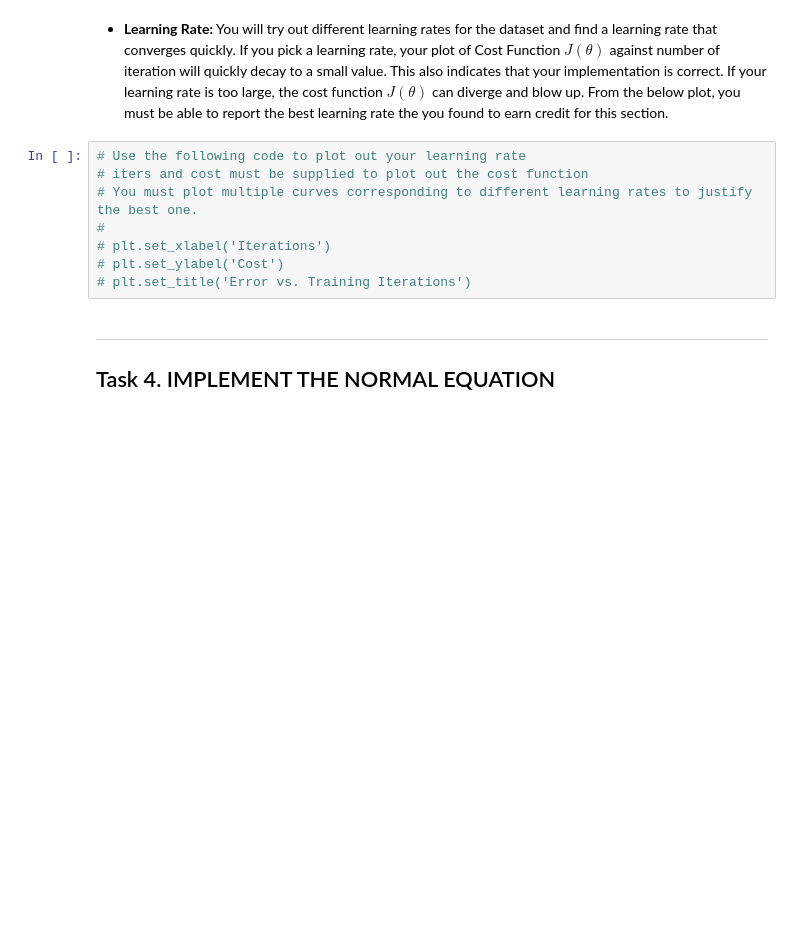
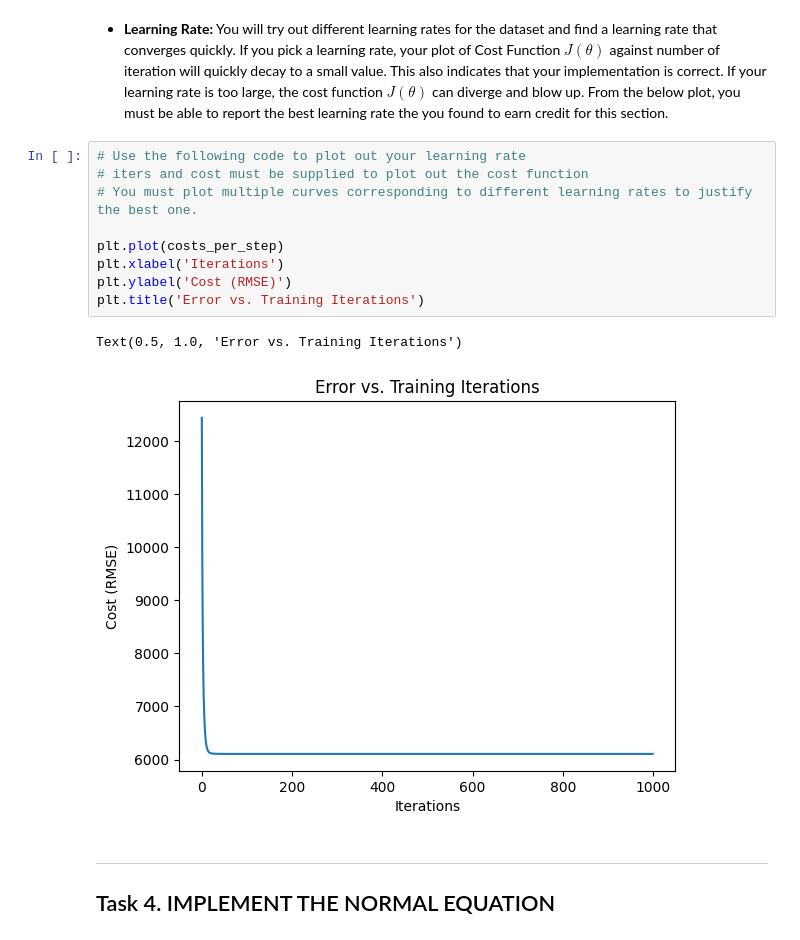
Before and after one commit to Ryguy-1/cs4774-codeathons, a Jupyter notebook: assignment-1/zbp6dw_assignment_1.ipynb, the cells around one changed output. Cells and saved outputs as stored; diff of their text form; blank space fills up the shorter version.

```diff
--- a/assignment-1/zbp6dw_assignment_1.ipynb
+++ b/assignment-1/zbp6dw_assignment_1.ipynb
@@ -326,11 +350,15 @@ myGradientDescentModel.fitUsingGradientDescent(x_train_prepared, y_train)
 # %%
 # Use the following code to plot out your learning rate
 # iters and cost must be supplied to plot out the cost function
 # You must plot multiple curves corresponding to different learning rates to justify the best one.
-#
-# plt.set_xlabel('Iterations')
-# plt.set_ylabel('Cost')
-# plt.set_title('Error vs. Training Iterations')
+
+plt.plot(costs_per_step)
+plt.xlabel('Iterations')
+plt.ylabel('Cost (RMSE)')
+plt.title('Error vs. Training Iterations')
+# %% [output]
+Text(0.5, 1.0, 'Error vs. Training Iterations')
+[figure, added]
 # %% [markdown]
 - - -
 ## Task 4. IMPLEMENT THE NORMAL EQUATION
```
Also changed, not shown: parts of 4 cells of this notebook.
